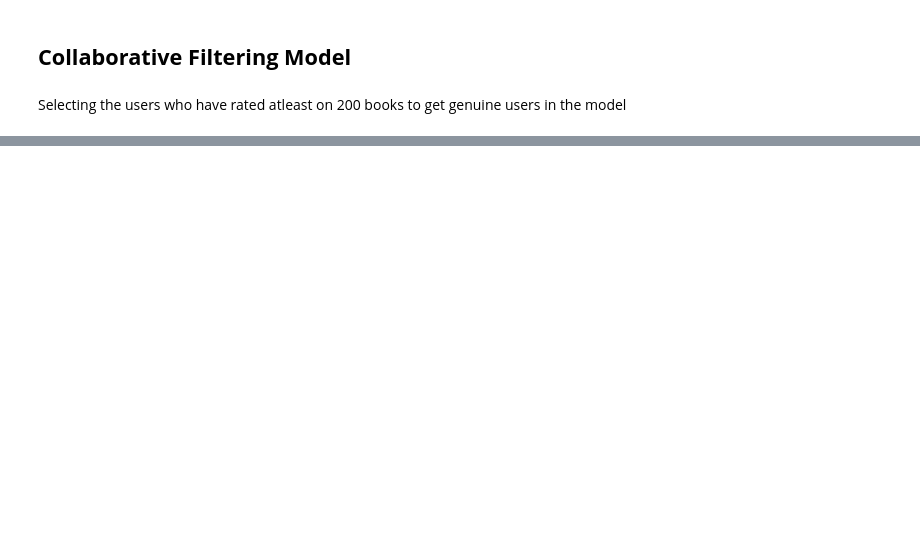
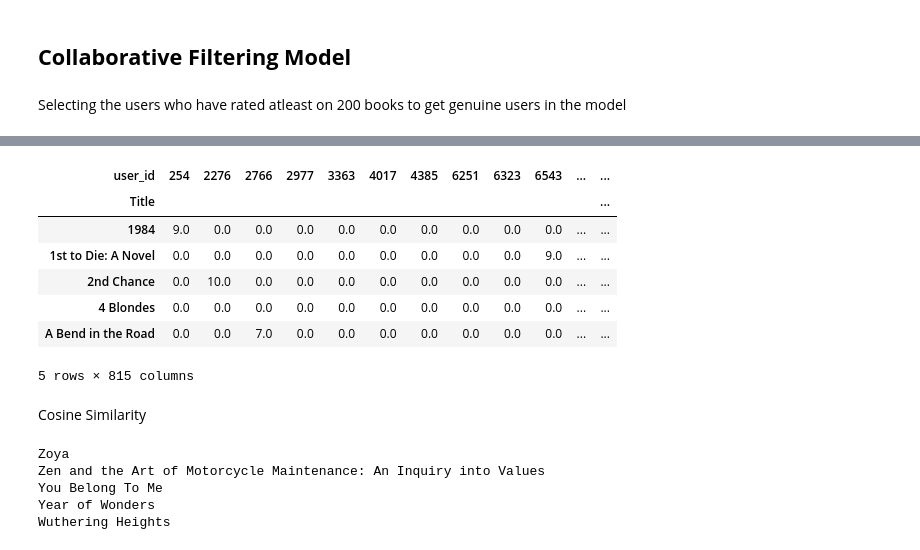
Before and after one commit to rsonar821/Unsupervised-Learning-Capstone-Project, a Jupyter notebook: Book_Recommender_System.ipynb, the cells around one changed output, grey strips where cells are left out. Cells and saved outputs as stored; diff of their text form; code cells hidden in the pictures; blank space fills up the shorter version.

```diff
--- a/Book_Recommender_System.ipynb
+++ b/Book_Recommender_System.ipynb
@@ -869,0 +892,15 @@ req_users = users[users].index
+# %%
+pivot_table.fillna(0, inplace=True)
+# %%
+pivot_table.head()
+# %% [output]
+| user_id | 254 | 2276 | 2766 | 2977 | 3363 | 4017 | 4385 | 6251 | 6323 | 6543 | ... | ... |
+| Title |  |  |  |  |  |  |  |  |  |  |  | ... |
+| 1984 | 9.0 | 0.0 | 0.0 | 0.0 | 0.0 | 0.0 | 0.0 | 0.0 | 0.0 | 0.0 | ... | ... |
+| 1st to Die: A Novel | 0.0 | 0.0 | 0.0 | 0.0 | 0.0 | 0.0 | 0.0 | 0.0 | 0.0 | 9.0 | ... | ... |
+| 2nd Chance | 0.0 | 10.0 | 0.0 | 0.0 | 0.0 | 0.0 | 0.0 | 0.0 | 0.0 | 0.0 | ... | ... |
+| 4 Blondes | 0.0 | 0.0 | 0.0 | 0.0 | 0.0 | 0.0 | 0.0 | 0.0 | 0.0 | 0.0 | ... | ... |
+| A Bend in the Road | 0.0 | 0.0 | 7.0 | 0.0 | 0.0 | 0.0 | 0.0 | 0.0 | 0.0 | 0.0 | ... | ... |
+5 rows × 815 columns
+# %% [markdown]
+Cosine Similarity
@@ -869,0 +918,8 @@ req_users = users[users].index
+# %%
+recommendn('1984')
+# %% [output]
+Zoya
+Zen and the Art of Motorcycle Maintenance: An Inquiry into Values
+You Belong To Me
+Year of Wonders
+Wuthering Heights
```
Also changed, not shown: parts of 16 cells of this notebook.
